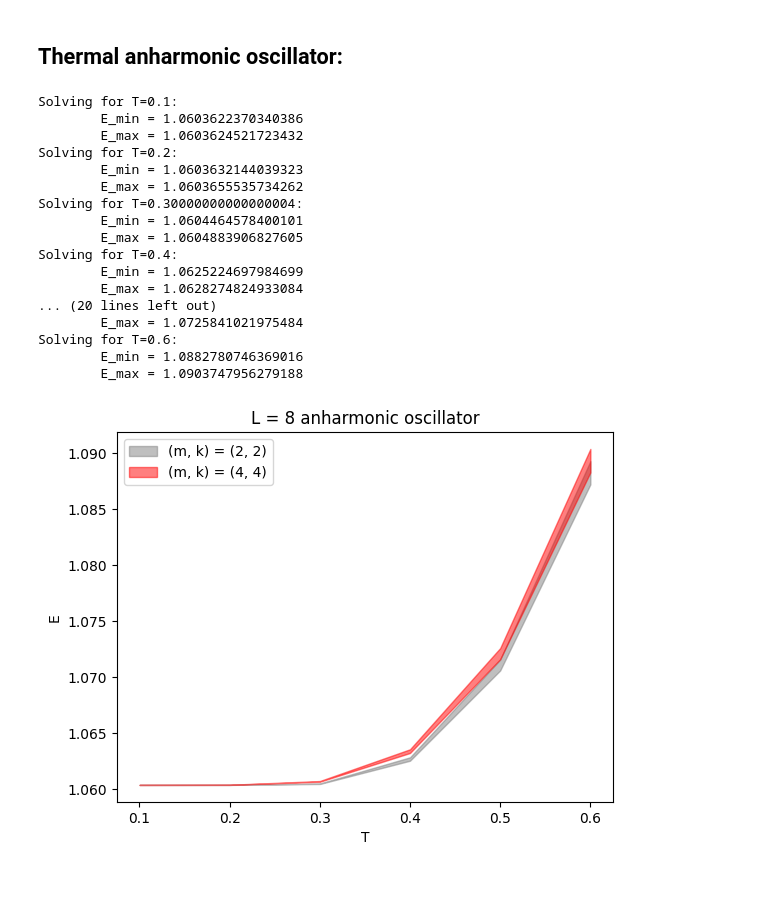
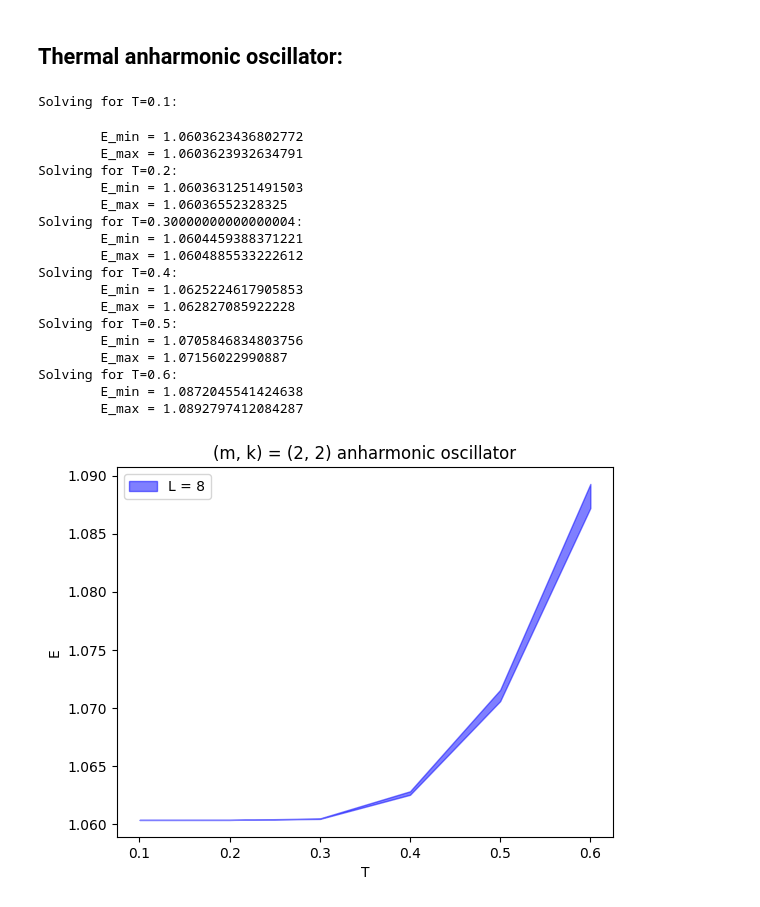
Before and after one commit to Newtech66/mtp-matrix-bootstrap, a Jupyter notebook: thermal-bootstrap.ipynb, the cells around one changed output. Drawn from its saved outputs; the diff is of its cells as text; code cells hidden in the pictures.

```diff
--- a/thermal-bootstrap.ipynb
+++ b/thermal-bootstrap.ipynb
@@ -88,15 +97,32 @@ def thermal_density_matrix(basis: Basis, B, L):
 # %%
 def beta_independent_constraints(basis, B, L, hamil):
     constraints = []
+    row_ind, col_ind, data = [], [], []
     constraints.extend(thermal_density_matrix(basis, B, L))
     constraints.extend(normalization(B))
+    numc = 0
     for i in range(2 ** (L - 1) - 1):
+        # terms = schwinger_dyson(basis, B, hamil, basis.unrank(i))
+        # for term in terms:
+        #     col_ind.append(term[0])
+        #     data.append(term[1])
+        #     row_ind.append(numc)
+        # numc += 1
         for j in range(2 ** (L - 1) - 1):
             if len(basis.unrank(i) + basis.unrank(j)) > L - 2:
                 continue
-            constraints.extend(canonical_relation(basis, B, basis.unrank(i), basis.unrank(j)))
+            terms = canonical_relation(basis, B, basis.unrank(i), basis.unrank(j))
+            for term in terms:
+                col_ind.append(term[0])
+                data.append(term[1])
+                row_ind.append(numc)
+            numc += 1
     for i in range(2 ** (L + 1) - 1):
-            constraints.extend(reality(basis, B, basis.unrank(i)))
+        constraints.extend(reality(basis, B, basis.unrank(i)))
+    # for i in range(2 ** (L//2+1) - 1):
+    #     constraints.extend(schwarz(basis, B, basis.unrank(i)))
+    P = csr_array((data, (row_ind, col_ind)), (len(col_ind), 2 ** (L + 1) - 1))
+    constraints.append(P @ B == 0)
     return constraints
 
 def beta_independent_kms_constraints(basis, H, L, m, k, hamil):
@@ -136,20 +162,17 @@ def beta_dependent_kms_constraints(Ts, C, m, k, beta):
 def solver(basis, B, constraints, Ts, C, m, k, beta):
     kms_constraints = beta_dependent_kms_constraints(Ts, C, m, k, beta)
     energy = cp.real(B[basis.rank('pp')] + B[basis.rank('xxxx')])
-    minprob = cp.Problem(cp.Minimize(energy), constraints + kms_constraints)
+    total_constraints = constraints + kms_constraints
+    minprob = cp.Problem(cp.Minimize(energy), total_constraints)
     E_min = minprob.solve(accept_unknown=True)
-    maxprob = cp.Problem(cp.Maximize(energy), constraints + kms_constraints)
+    maxprob = cp.Problem(cp.Maximize(energy), total_constraints)
     E_max = maxprob.solve(accept_unknown=True)
     return E_min, E_max
 # %%
 def solve_energy(betas, L, m, k):
     basis = Basis(['x','p'])
     hamil = [(1, 'pp'), (1, 'xxxx')]
-    from itertools import product
-    op_basis = [''.join(op)
-                for i in range(L + 1)
-                for op in product(['x','p'],repeat=i)]
-    B = [cp.Variable(1, op, complex=True) for op in op_basis]
+    B = cp.Variable(2**(L+1) - 1, complex=True)
     constraints = beta_independent_constraints(basis, B, L, hamil)
     Ts, C, extra_constraints = beta_independent_kms_constraints(basis, B, L, m, k, hamil)
     constraints.extend(extra_constraints)
@@ -164,33 +187,32 @@ def solve_energy(betas, L, m, k):
     return mins, maxs
 # %%
 betas = 1/np.linspace(0.1,0.6,num=6)
-mins22, maxs22 = solve_energy(betas, 8, 2, 2)
-mins44, maxs44 = solve_energy(betas, 8, 4, 4)
+mins8, maxs8 = solve_energy(betas, 8, 2, 2)
 # %% [output]
 Solving for T=0.1:
-        E_min = 1.0603622370340386
-        E_max = 1.0603624521723432
-Solving for T=0.2:
-        E_min = 1.0603632144039323
-        E_max = 1.0603655535734262
-Solving for T=0.30000000000000004:
-        E_min = 1.0604464578400101
-        E_max = 1.0604883906827605
-Solving for T=0.4:
-        E_min = 1.0625224697984699
-        E_max = 1.0628274824933084
-... (20 lines left out)
-        E_max = 1.0725841021975484
-Solving for T=0.6:
-        E_min = 1.0882780746369016
-        E_max = 1.0903747956279188
+        E_min = 1.0603623436802772
+        E_max = 1.0603623932634791
+Solving for T=0.2:
+        E_min = 1.0603631251491503
+        E_max = 1.06036552328325
+Solving for T=0.30000000000000004:
+        E_min = 1.0604459388371221
+        E_max = 1.0604885533222612
+Solving for T=0.4:
+        E_min = 1.0625224617905853
+        E_max = 1.062827085922228
+Solving for T=0.5:
+        E_min = 1.0705846834803756
+        E_max = 1.07156022990887
+Solving for T=0.6:
+        E_min = 1.0872045541424638
+        E_max = 1.0892797412084287
 # %%
-plt.fill_between(1/betas, mins22, maxs22, alpha = 0.5, color='grey', label='(m, k) = (2, 2)')
-plt.fill_between(1/betas, mins44, maxs44, alpha = 0.5, color='red', label='(m, k) = (4, 4)')
+plt.fill_between(1/betas, mins8, maxs8, alpha = 0.5, color='blue', label='L = 8')
 plt.xlabel('T')
 plt.ylabel('E')
-plt.title('L = 8 anharmonic oscillator')
+plt.title('(m, k) = (2, 2) anharmonic oscillator')
 plt.legend()
 plt.show()
 # %% [output]
-[figure, old version]
+[figure, new version]
```
Also changed, not shown: parts of 2 cells of this notebook, 1 other file.
